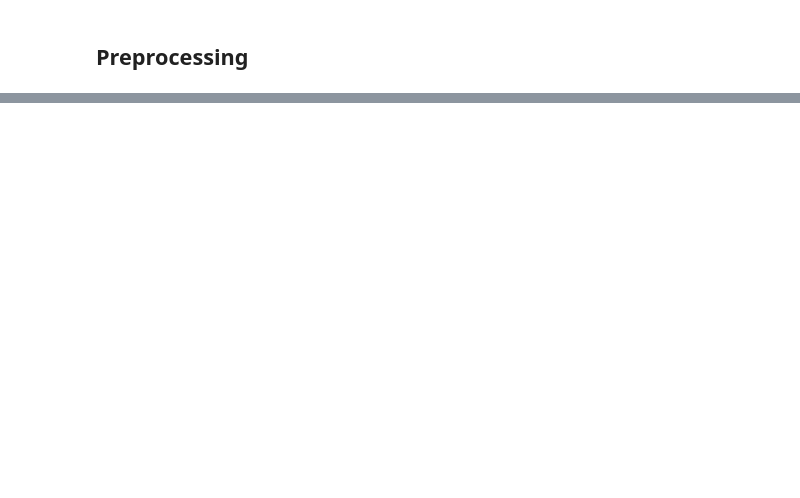
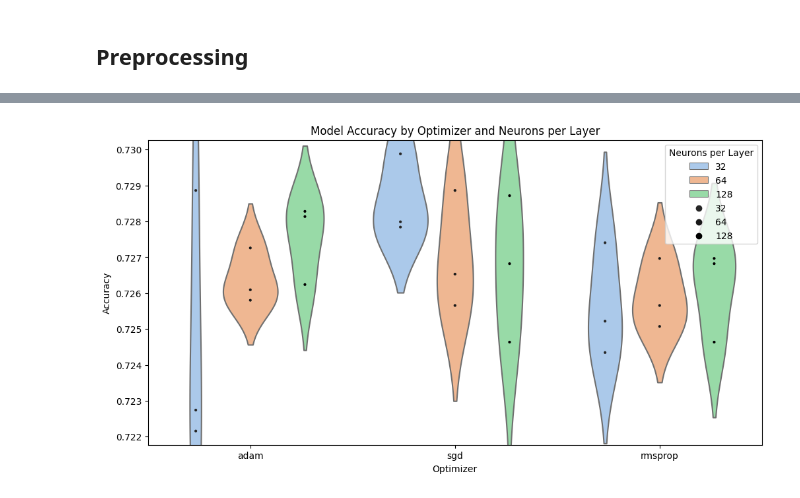
Before and after one commit to jonowood/deep-learning-challenge, a Jupyter notebook: AlphabetSoupCharity_Optimisation.ipynb, the cells around one changed output, grey strips where cells are left out. Drawn from its saved outputs; the diff is of its cells as text; code cells hidden in the pictures; blank space fills up the shorter version.

Commit message:
Updated optimization

```diff
--- a/AlphabetSoupCharity_Optimisation.ipynb
+++ b/AlphabetSoupCharity_Optimisation.ipynb
@@ -85,13 +85,13 @@ combinations = list(itertools.product(hidden_layers, neurons_per_layer, optimize
 results_df = pd.DataFrame(columns=['hidden_layers', 'neurons_per_layer', 'optimizer', 'loss', 'accuracy'])
 
 # Train models in parallel
-n_jobs = -1  # Set to the number of CPU cores or -1 to use all available cores
+n_jobs = 2  # Set to the number of CPU cores or -1 to use all available cores
 results = Parallel(n_jobs=n_jobs)(delayed(train_model)(hl, n, opt) for hl, n, opt in combinations)
 
 # Save the results to the DataFrame
 results_df = results_df.append(results, ignore_index=True)
 
-# Save the results to a CSV file
-results_df.to_csv('model_optimization_results.csv', index=False)
+# # Save the results to a CSV file
+# results_df.to_csv('model_optimization_results.csv', index=False)
 
 results_df
@@ -97,0 +169,23 @@ results_df
+# %%
+import seaborn as sns
+import matplotlib.pyplot as plt
+
+# Create a figure and axis
+fig, ax = plt.subplots(figsize=(12, 6))
+
+# Create a violin plot
+sns.violinplot(ax=ax, data=results_df, x='optimizer', y='accuracy', hue='neurons_per_layer', inner=None, palette='pastel')
+
+# Create a swarm plot
+sns.swarmplot(ax=ax, data=results_df, x='optimizer', y='accuracy', hue='neurons_per_layer', color='black', size=3, dodge=True)
+
+# Customize the plot
+ax.set_title('Model Accuracy by Optimizer and Neurons per Layer')
+ax.set_xlabel('Optimizer')
+ax.set_ylabel('Accuracy')
+ax.legend(title='Neurons per Layer')
+
+# Show the plot
+plt.show()
+# %% [output]
+[figure, added]
```
Also changed, not shown: parts of 11 cells of this notebook, 3 other files.
